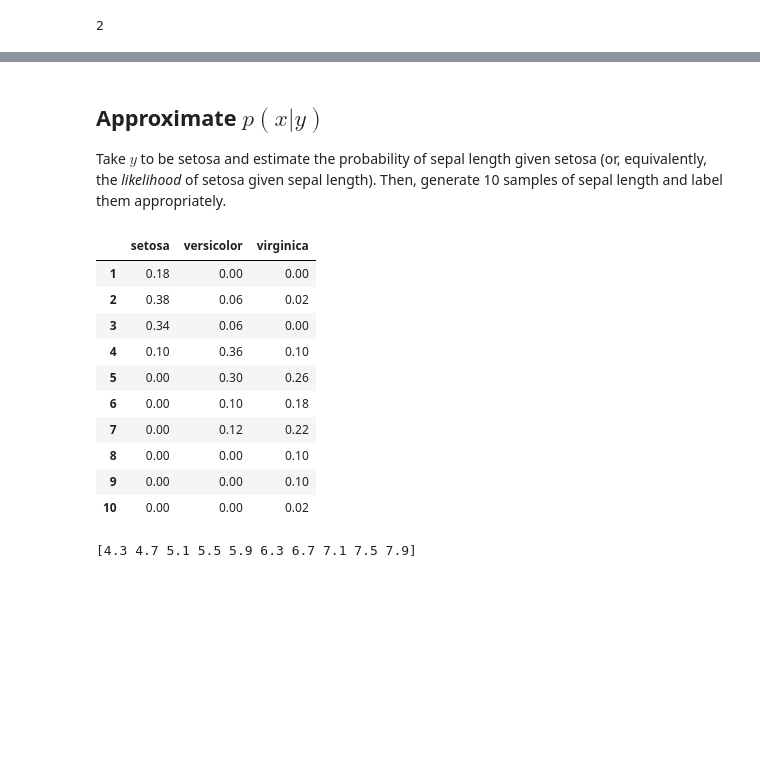
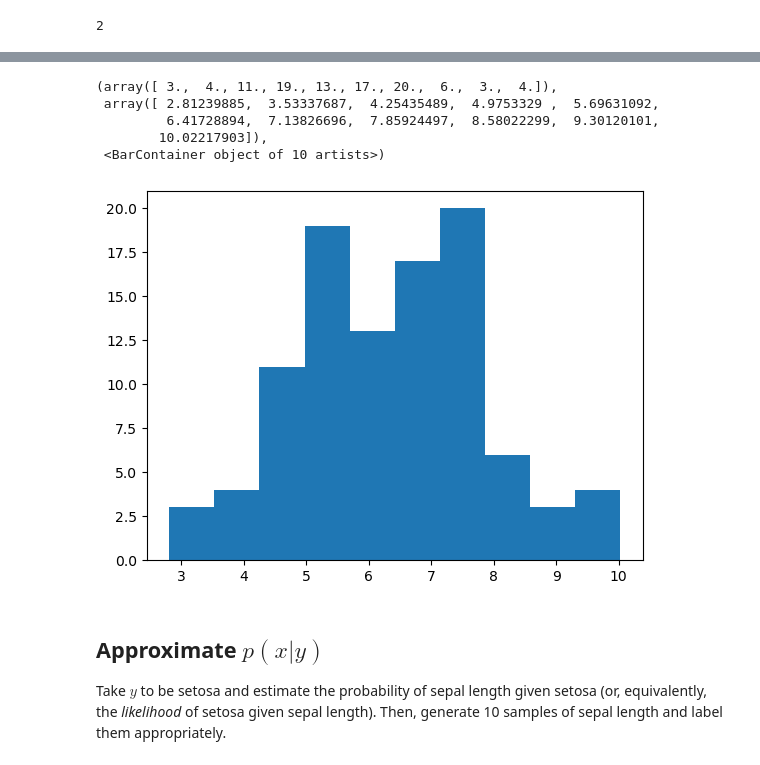
Before and after one commit to matiasmolinolo/iag-2023, a Jupyter notebook: notebooks_clase_1/IAG_2_t.ipynb, the cells around one changed output, grey strips where cells are left out. Saved outputs shown, nothing was run; the diff lists cells and outputs as text; code cells hidden in the pictures; blank space fills up the shorter version.

```diff
--- a/notebooks_clase_1/IAG_2_t.ipynb
+++ b/notebooks_clase_1/IAG_2_t.ipynb
@@ -179,0 +198,17 @@ predictions
+# %%
+setosa_sepal_length = sepal_length[y == 0]
+versicolor_sepal_length = sepal_length[y == 1]
+virginica_sepal_length = sepal_length[y == 2]
+# %%
+setosa_mean = np.mean(setosa_sepal_length)
+versicolor_mean = np.mean(versicolor_sepal_length)
+virginica_mean = np.mean(virginica_sepal_length)
+
+setosa_std_dev = np.std(setosa_sepal_length)
+versicolor_std_dev = np.std(versicolor_sepal_length)
+virginica_std_dev = np.std(virginica_sepal_length)
+
+means = np.array([setosa_mean, versicolor_mean, virginica_mean])
+stds = np.array([setosa_std_dev, versicolor_std_dev, virginica_std_dev])
+p_y = np.ones(3) / 3
+classes = np.unique(y)
@@ -179,0 +217,3 @@ predictions
+# %%
+c = np.random.choice(classes, p=p_y)
+c
@@ -179,0 +222,3 @@ predictions
+# %%
+sampled_x = np.random.normal(means[c], stds[c], 100)
+sampled_x
@@ -180,24 +246,12 @@ predictions
+# %%
+plt.hist(sampled_x)
+# %% [output]
+(array([ 3.,  4., 11., 19., 13., 17., 20.,  6.,  3.,  4.]),
+ array([ 2.81239885,  3.53337687,  4.25435489,  4.9753329 ,  5.69631092,
+         6.41728894,  7.13826696,  7.85924497,  8.58022299,  9.30120101,
+        10.02217903]),
+ <BarContainer object of 10 artists>)
+[figure, added]
 # %% [markdown]
 ## Approximate $p(x|y)$
 Take $y$ to be setosa and estimate the probability of sepal length given setosa (or, equivalently, the *likelihood* of setosa given sepal length). Then, generate 10 samples of sepal length and label them appropriately.
-# %%
-p_x_y = pd.DataFrame(0, columns=categories, index=xvalues)
-for y in yvalues:
-    p_x_y[categories[y]] = obs[categories[y]] / obs[categories[y]].loc["l"]
-p_x_y
-# %% [output]
-|  | setosa | versicolor | virginica |
-| 1 | 0.18 | 0.00 | 0.00 |
-| 2 | 0.38 | 0.06 | 0.02 |
-| 3 | 0.34 | 0.06 | 0.00 |
-| 4 | 0.10 | 0.36 | 0.10 |
-| 5 | 0.00 | 0.30 | 0.26 |
-| 6 | 0.00 | 0.10 | 0.18 |
-| 7 | 0.00 | 0.12 | 0.22 |
-| 8 | 0.00 | 0.00 | 0.10 |
-| 9 | 0.00 | 0.00 | 0.10 |
-| 10 | 0.00 | 0.00 | 0.02 |
-# %%
-print(bins)
-# %% [output]
-[4.3 4.7 5.1 5.5 5.9 6.3 6.7 7.1 7.5 7.9]
```
Also changed, not shown: parts of 39 cells of this notebook, 1 other file.
